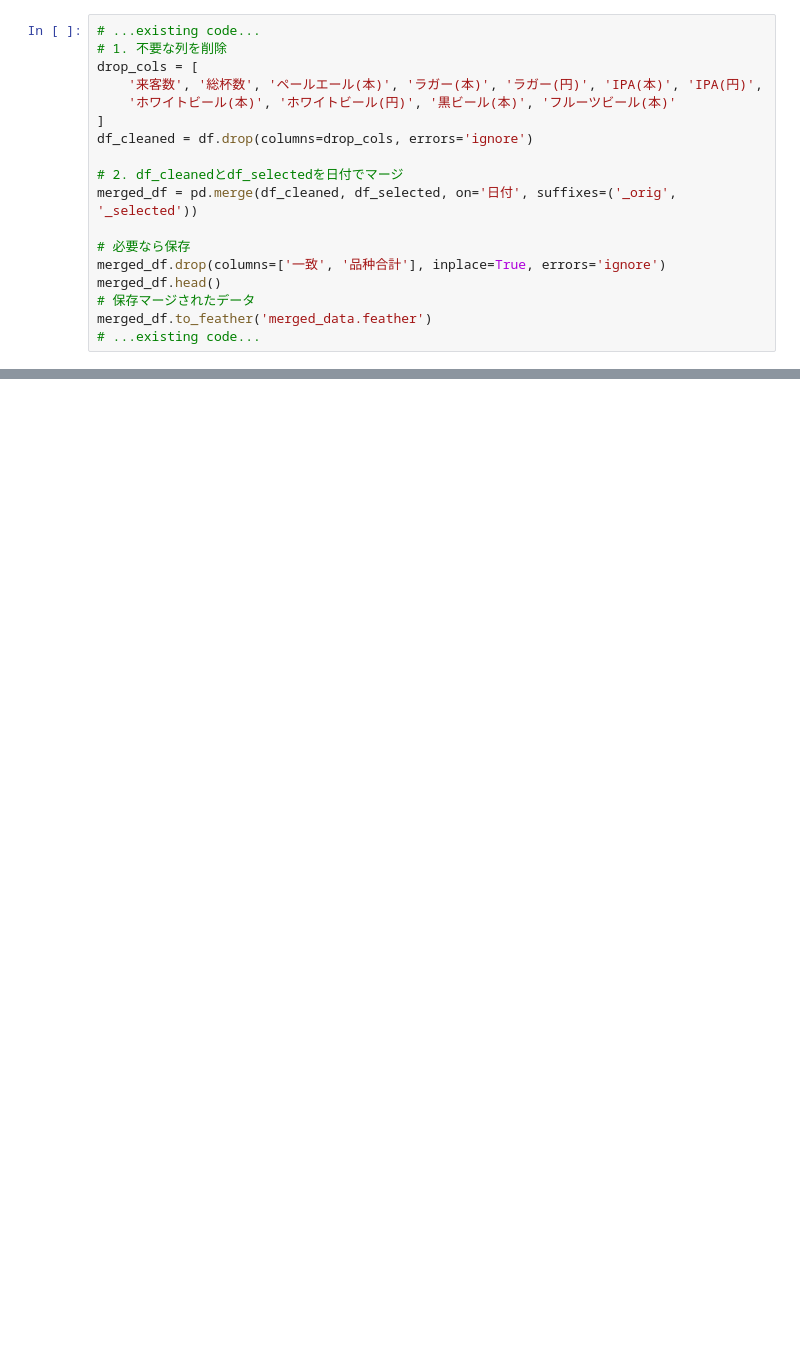
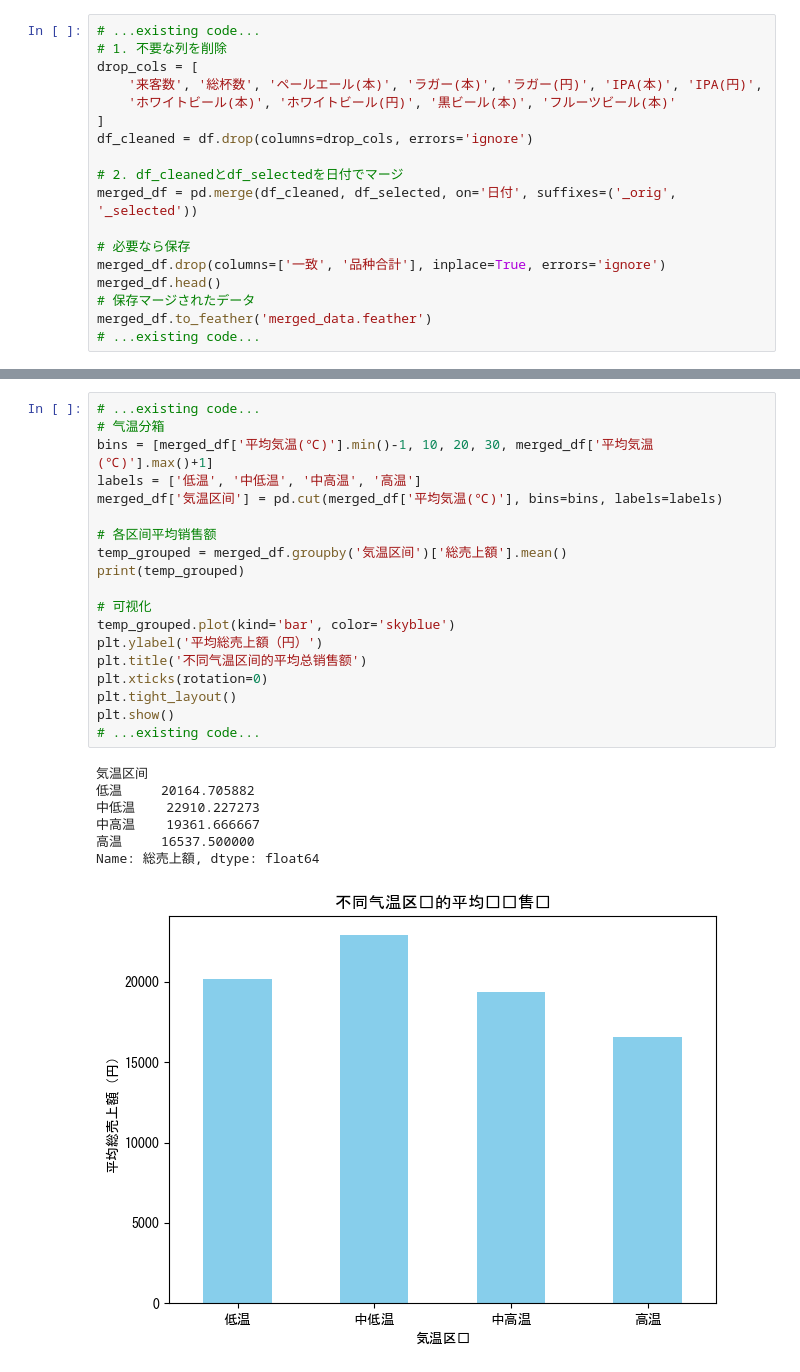
Before and after one commit to AICloud-TeamE/Python-AI, a Jupyter notebook: data_pipeline.ipynb, the cells around one changed output, grey strips where cells are left out. Cells and saved outputs as stored; diff of their text form; blank space fills up the shorter version.

```diff
--- a/data_pipeline.ipynb
+++ b/data_pipeline.ipynb
@@ -208,0 +271,27 @@ sales_cols = [
+# %%
+# ...existing code...
+# 气温分箱
+bins = [merged_df['平均気温(℃)'].min()-1, 10, 20, 30, merged_df['平均気温(℃)'].max()+1]
+labels = ['低温', '中低温', '中高温', '高温']
+merged_df['気温区间'] = pd.cut(merged_df['平均気温(℃)'], bins=bins, labels=labels)
+
+# 各区间平均销售额
+temp_grouped = merged_df.groupby('気温区间')['総売上額'].mean()
+print(temp_grouped)
+
+# 可视化
+temp_grouped.plot(kind='bar', color='skyblue')
+plt.ylabel('平均総売上額（円）')
+plt.title('不同气温区间的平均总销售额')
+plt.xticks(rotation=0)
+plt.tight_layout()
+plt.show()
+# ...existing code...
+# %% [output]
+気温区间
+低温     20164.705882
+中低温    22910.227273
+中高温    19361.666667
+高温     16537.500000
+Name: 総売上額, dtype: float64
+[figure, added]
```
Also changed, not shown: parts of 15 cells of this notebook.
